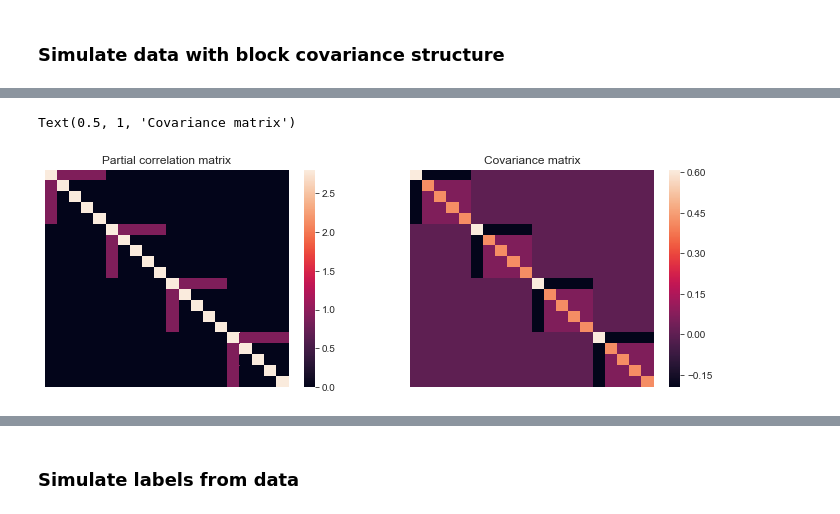
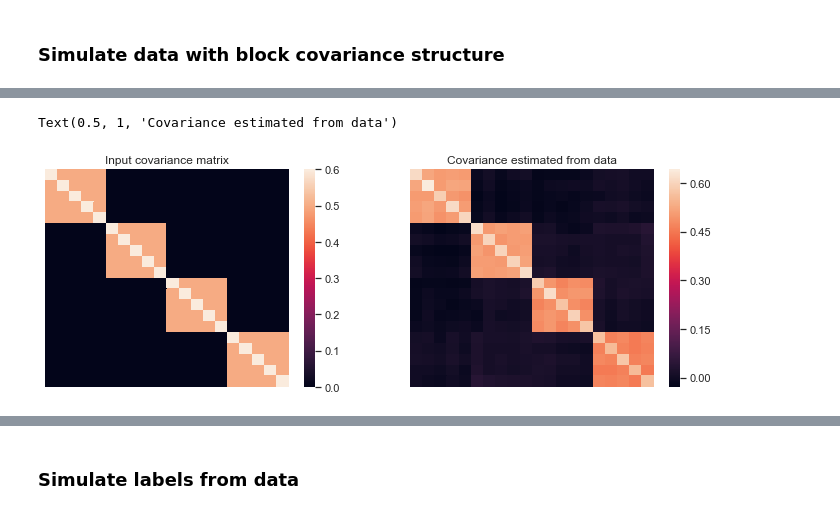
Before and after one commit to greenelab/simulate-groups, a Jupyter notebook: test_simulate_groups.ipynb, the cells around one changed output, grey strips where cells are left out. Drawn from its saved outputs; the diff is of its cells as text; code cells hidden in the pictures.

Commit message:
switch to specifying covariance matrix directly

```diff
--- a/test_simulate_groups.ipynb
+++ b/test_simulate_groups.ipynb
@@ -9,3 +13,12 @@ from simulate_groups import simulate_cov_groups, simulate_ll
 %autoreload 2
 # %% [markdown]
 ### Simulate data with block covariance structure
+# %%
+sigma_1, _ = simulate_groups(20, 4)
+
+sns.set()
+sns.heatmap(sigma_1)
+ax = plt.gca()
+ax.get_xaxis().set_visible(False)
+ax.get_yaxis().set_visible(False)
+ax.set_title('Covariance matrix')
@@ -12,17 +28,34 @@ from simulate_groups import simulate_cov_groups, simulate_ll
+# %%
+n = 1000
+p = sigma_1.shape[0]
+
+# sample some data from MVN with the given covariance matrix
+X = np.random.multivariate_normal(mean=np.zeros(p),
+                                  cov=sigma_1,
+                                  size=(n,),
+                                  check_valid='warn')
+
+# calculate covariance/precision matrix from data
+sigma_hat = np.cov(X, rowvar=False)
+theta_hat = np.linalg.inv(sigma_hat)
 # %%
-theta_1, sigma_1, _ = simulate_cov_groups(20, 4)
-
 sns.set({'figure.figsize': (12, 4)})
 fig, axarr = plt.subplots(1, 2)
 
-sns.heatmap(theta_1, ax=axarr[0])
+# high/low diagonal values can skew the plot, so just bound them
+sigma_1[sigma_1 > 1] = 1
+sigma_1[sigma_1 < 0] = 0
+sigma_hat[sigma_hat > 1] = 1
+theta_hat[sigma_hat < 0] = 0
+
+sns.heatmap(sigma_1, ax=axarr[0])
 axarr[0].get_xaxis().set_visible(False)
 axarr[0].get_yaxis().set_visible(False)
-axarr[0].set_title('Partial correlation matrix')
-sns.heatmap(sigma_1, ax=axarr[1])
+axarr[0].set_title('Input covariance matrix')
+sns.heatmap(sigma_hat, ax=axarr[1])
 axarr[1].get_xaxis().set_visible(False)
 axarr[1].get_yaxis().set_visible(False)
-axarr[1].set_title('Covariance matrix')
+axarr[1].set_title('Covariance estimated from data')
 # %% [output]
-Text(0.5, 1, 'Covariance matrix')
+Text(0.5, 1, 'Covariance estimated from data')
-[figure, old version]
+[figure, new version]
```
Also changed, not shown: parts of 8 cells of this notebook, 1 other file.
